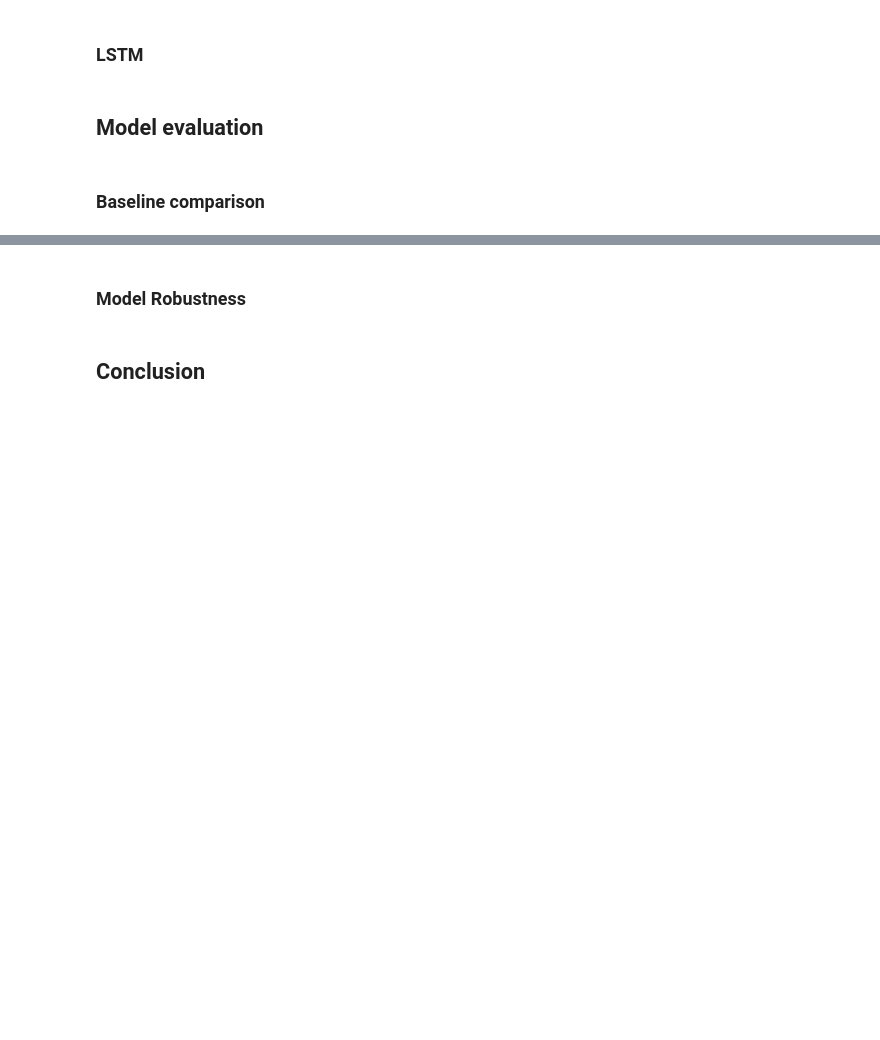
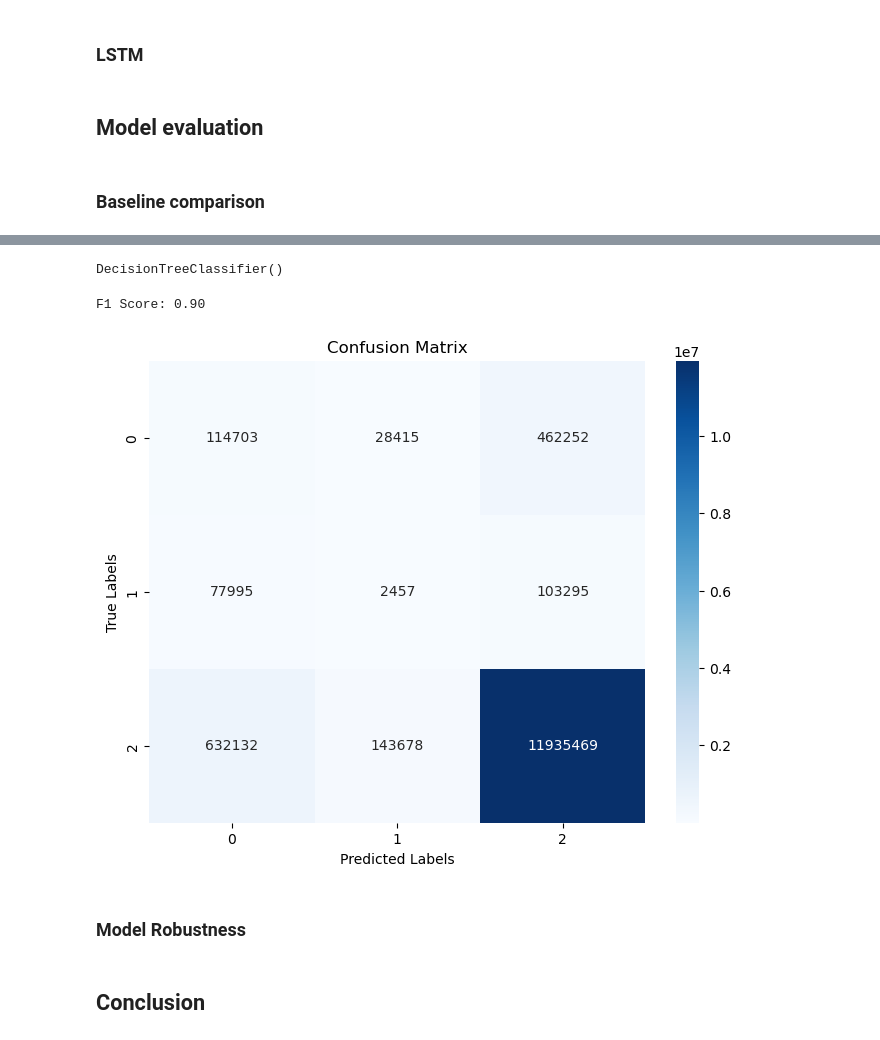
Before and after one commit to Tan--Tan/dlm, a Jupyter notebook: deep_learning.ipynb, the cells around one changed output, grey strips where cells are left out. Drawn from its saved outputs; the diff is of its cells as text; code cells hidden in the pictures; blank space fills up the shorter version.

Commit message:
decision tree

```diff
--- a/deep_learning.ipynb
+++ b/deep_learning.ipynb
@@ -375,0 +440,5 @@ The dataframe is ready for using in model training
+# %%
+# load the preprocessed dataset
+data = pd.read_csv('processed_data.csv')
+
+data.head()
@@ -376,3 +461,38 @@ The dataframe is ready for using in model training
+# %%
+# separate features (X) and target (y)
+X = data.drop('event_type', axis=1)
+y = data['event_type']
+
+# split the data into training and testing sets 80/20
+X_train, X_test, y_train, y_test = train_test_split(X, y, test_size=0.2, random_state=12)
+# %%
+# create a decision tree instance and train it on the training data
+des_tree = DecisionTreeClassifier()
+des_tree.fit(X_train, y_train)
+# %% [output]
+DecisionTreeClassifier()
+# %%
+# make predictions on the test data
+y_pred = des_tree.predict(X_test)
+
+# calculate F1 score
+f1 = f1_score(y_test, y_pred, average='weighted')
+print(f"F1 Score: {f1:.2f}")
+# %% [output]
+F1 Score: 0.90
+# %%
+# create a confusion matrix
+cm = confusion_matrix(y_test, y_pred)
+
+# plot the confusion matrix
+plt.figure(figsize=(8, 6))
+sns.heatmap(cm, annot=True, fmt="d", cmap="Blues", xticklabels=des_tree.classes_, yticklabels=des_tree.classes_)
+plt.xlabel('Predicted Labels')
+plt.ylabel('True Labels')
+plt.title('Confusion Matrix')
+plt.show()
+# %% [output]
+[figure, added]
 # %% [markdown]
 ### Model Robustness
 # %%
```
Also changed, not shown: parts of 17 cells of this notebook.
